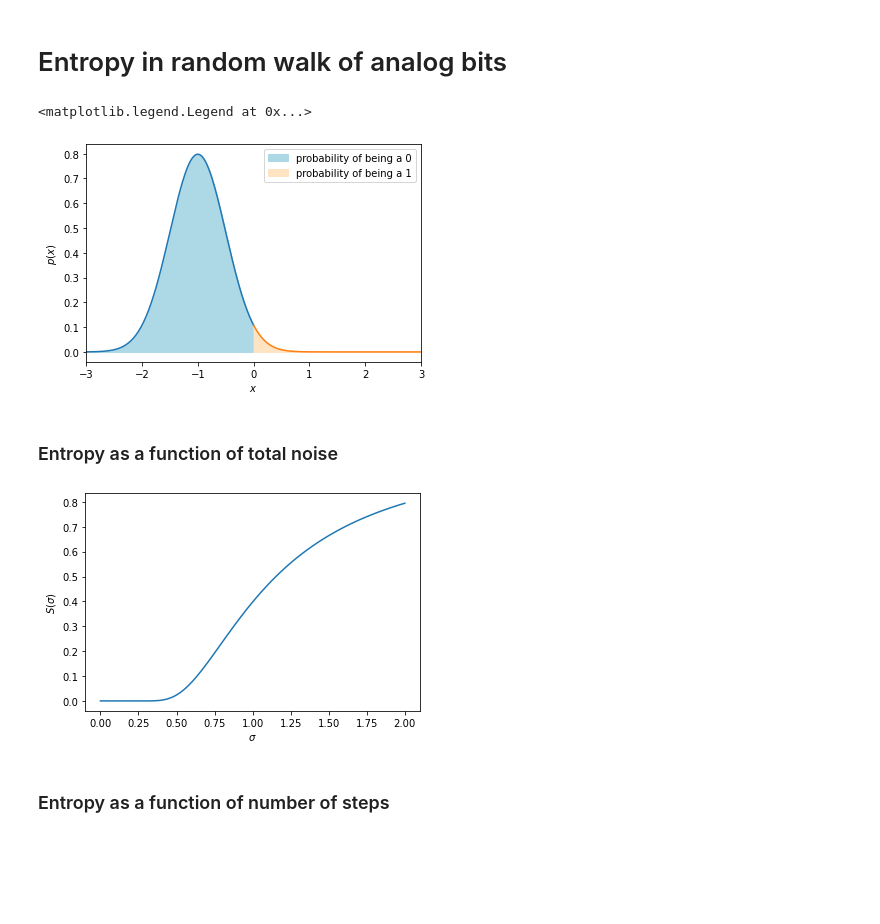
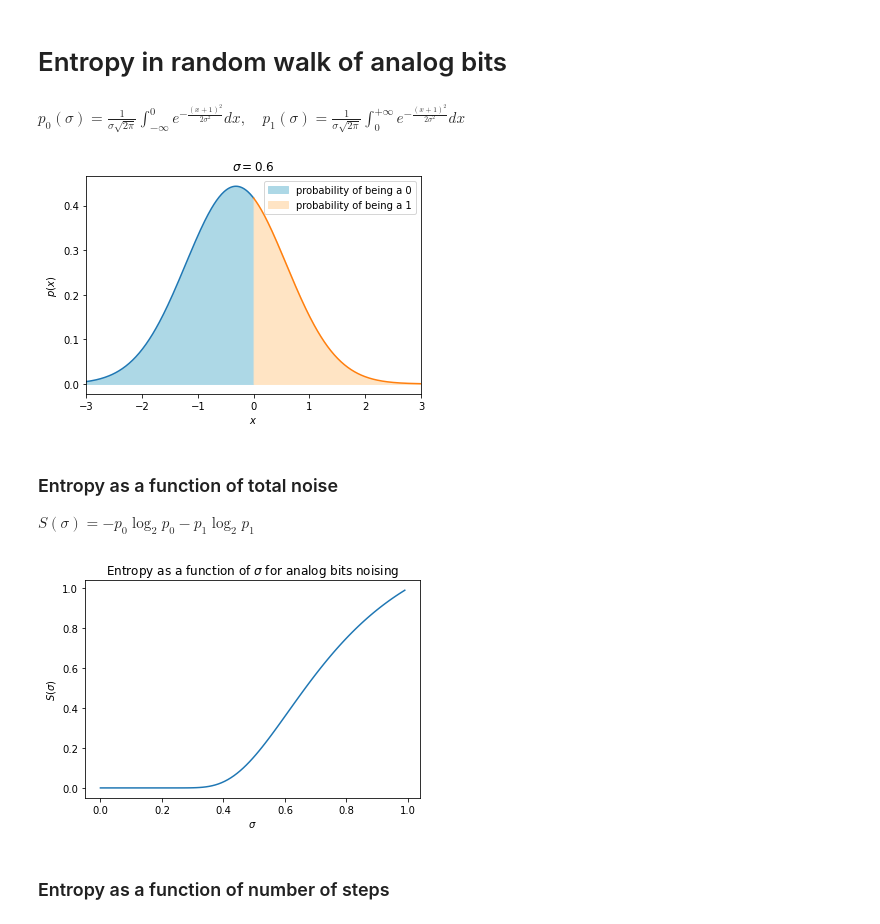
Before and after one commit to Francesco215/Quantum-diffusion, a Jupyter notebook: Information_calculations.ipynb, the cells around one changed output. Cells and saved outputs as stored; diff of their text form; code cells hidden in the pictures; blank space fills up the shorter version.

```diff
--- a/Information_calculations.ipynb
+++ b/Information_calculations.ipynb
@@ -14,38 +14,46 @@ def entropy_analog(sigma):
 
 def gaussian(x,mu,sigma):
     return np.exp(-np.power(x - mu, 2.) / (2 * np.power(sigma, 2.)))/(sigma*np.sqrt(2*np.pi))
+# %% [markdown]
+$p_0(\sigma)=\frac{1}{\sigma\sqrt{2\pi}}\int_{-\infty}^0e^{-\frac{(x+1)^2}{2\sigma^2}}dx,\quad p_1(\sigma)=\frac{1}{\sigma\sqrt{2\pi}}\int_{0}^{+\infty}e^{-\frac{(x+1)^2}{2\sigma^2}}dx$
 # %%
-sigma=0.5
+sigma=0.9
+mu=-np.sqrt(1-sigma)
+xl=np.linspace(-3,0,200)
 
-xl=np.linspace(-3,0,200)
-yl=gaussian(xl,-1,sigma)
+yl=gaussian(xl,mu,sigma)
 
 xr=np.linspace(0,3,200)
-yr=gaussian(xr,-1,sigma)
+yr=gaussian(xr,mu,sigma)
 
 plt.xlim(-3,3)
 plt.plot(xl,yl)
 plt.plot(xr,yr)
 plt.fill_between(xl,yl,color='lightblue',label='probability of being a 0')
 plt.fill_between(xr,yr,color='bisque',label='probability of being a 1')
 
 plt.ylabel('$p(x)$')
 plt.xlabel('$x$')
+plt.title("$\sigma=0.6$")
 plt.legend()
+plt.savefig('gaussian_threshold.png',dpi=300)
 # %% [output]
-<matplotlib.legend.Legend at 0x...>
-[figure, old version]
+[figure, new version]
 # %% [markdown]
 ### Entropy as a function of total noise
+
+$S(\sigma)=-p_0\log_2p_0-p_1\log_2p_1$
 # %%
-sigmas=np.linspace(0,2,100)+1e-8
+sigmas=np.linspace(0,1,100)+1e-8
 y=entropy_analog(sigmas)
 plt.ylabel('$S(\sigma)$')
 plt.xlabel('$\sigma$')
 plt.plot(sigmas,y)
+plt.title('Entropy as a function of $\sigma$ for analog bits noising')
+plt.savefig("images/entropy_analog_bits.png",dpi=300)
 plt.show()
 # %% [output]
-[figure, old version]
+[figure, new version]
 # %% [markdown]
 ### Entropy as a function of number of steps
 # %%
```
Also changed, not shown: parts of 9 cells of this notebook, 7 other files.
